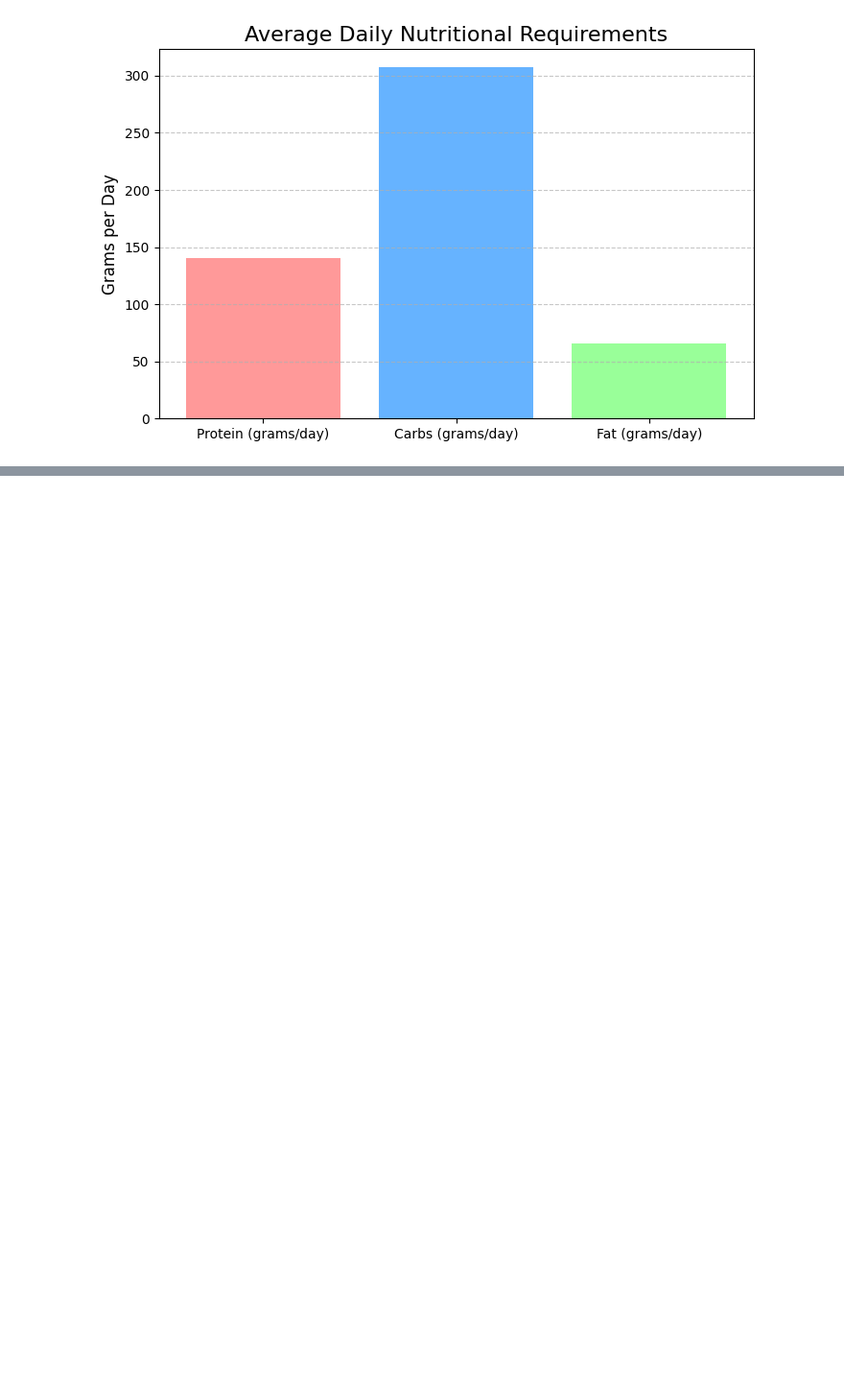
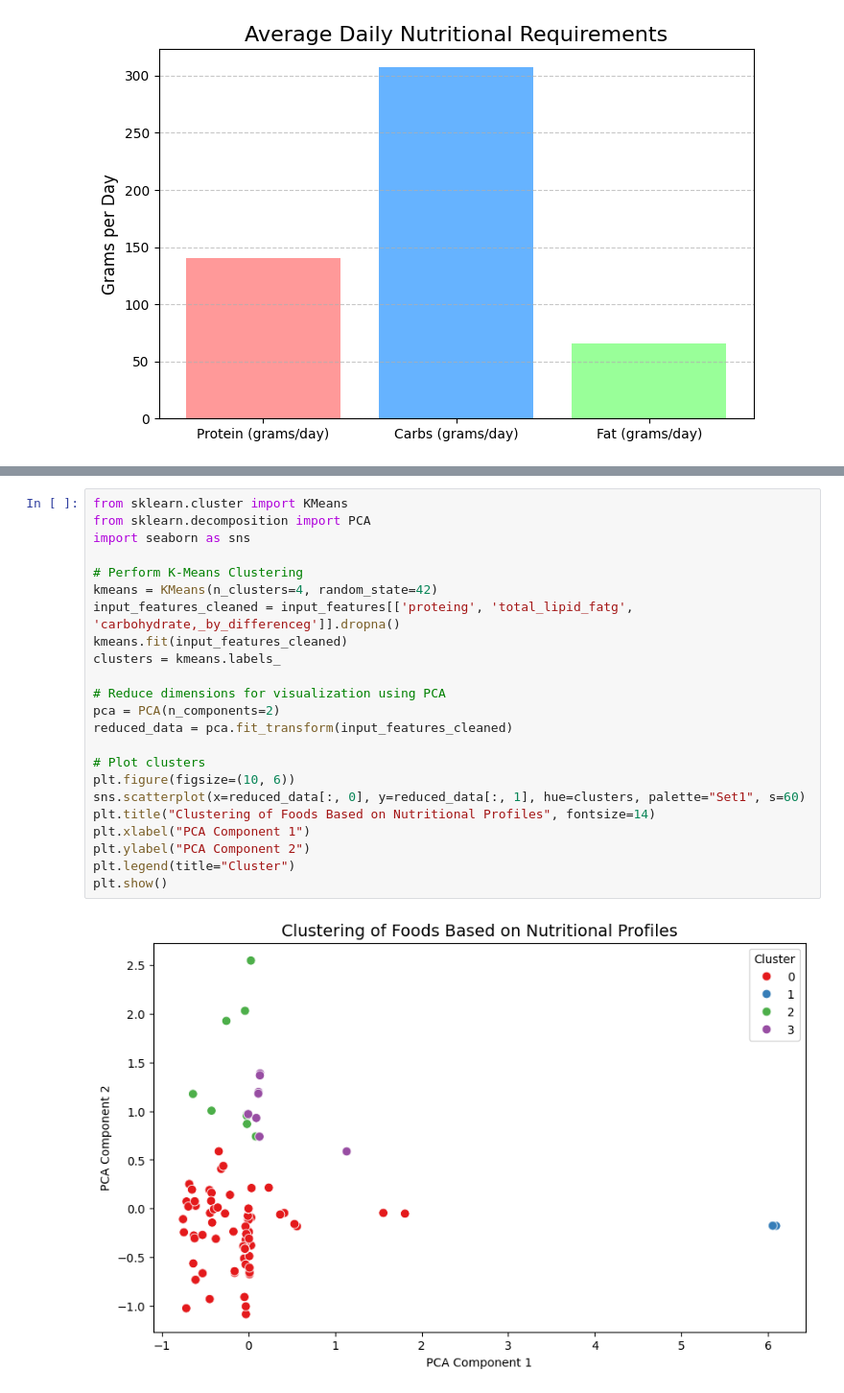
Before and after one commit to Anubhavkumarkanth/Dietbot_For_Athletes, a Jupyter notebook: maincode.ipynb, the cells around one changed output, grey strips where cells are left out. Shown at 96% size. Drawn from its saved outputs; the diff is of its cells as text; blank space fills up the shorter version.

```diff
--- a/maincode.ipynb
+++ b/maincode.ipynb
@@ -473,0 +516,25 @@ else:
+# %%
+from sklearn.cluster import KMeans
+from sklearn.decomposition import PCA
+import seaborn as sns
+
+# Perform K-Means Clustering
+kmeans = KMeans(n_clusters=4, random_state=42)
+input_features_cleaned = input_features[['proteing', 'total_lipid_fatg', 'carbohydrate,_by_differenceg']].dropna()
+kmeans.fit(input_features_cleaned)
+clusters = kmeans.labels_
+
+# Reduce dimensions for visualization using PCA
+pca = PCA(n_components=2)
+reduced_data = pca.fit_transform(input_features_cleaned)
+
+# Plot clusters
+plt.figure(figsize=(10, 6))
+sns.scatterplot(x=reduced_data[:, 0], y=reduced_data[:, 1], hue=clusters, palette="Set1", s=60)
+plt.title("Clustering of Foods Based on Nutritional Profiles", fontsize=14)
+plt.xlabel("PCA Component 1")
+plt.ylabel("PCA Component 2")
+plt.legend(title="Cluster")
+plt.show()
+# %% [output]
+[figure, added]
```
Also changed, not shown: parts of 2 cells of this notebook.
